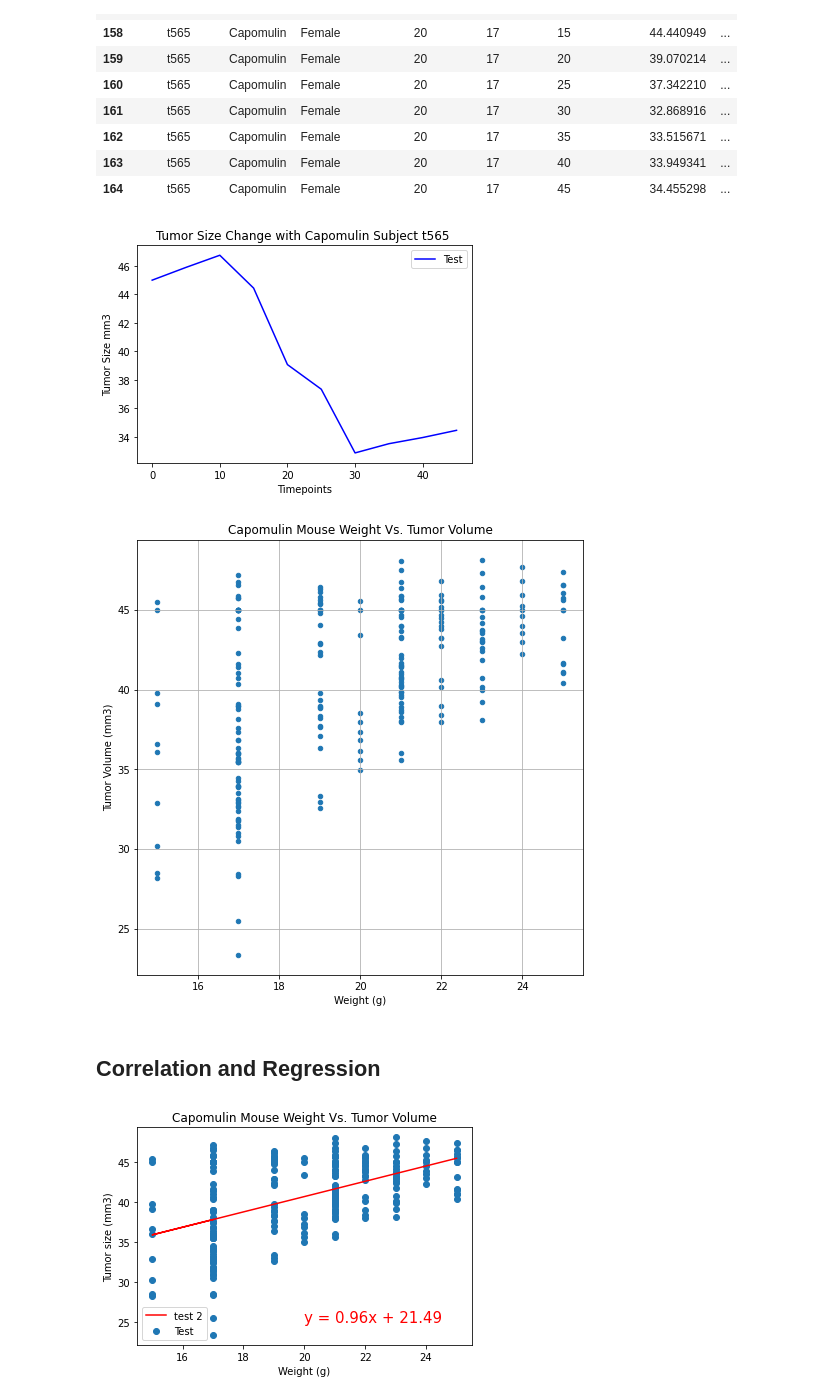
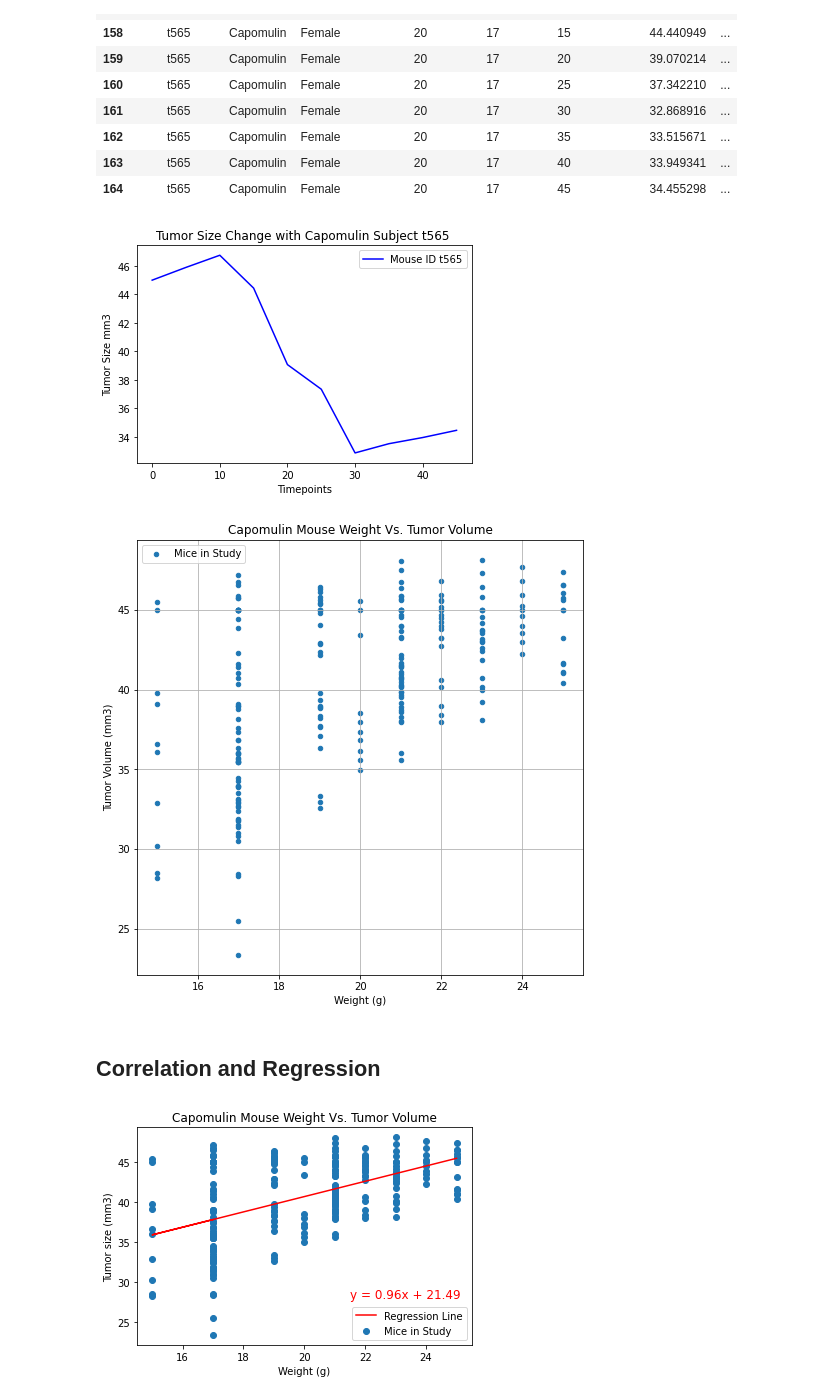
Before and after one commit to Gujaratigirl/HW-MatPlotLib, a Jupyter notebook: Pymaceuticals/pymaceuticals_starter_2.ipynb, the cells around one changed output. Cells and saved outputs as stored; diff of their text form; code cells hidden in the pictures.

```diff
--- a/Pymaceuticals/pymaceuticals_starter_2.ipynb
+++ b/Pymaceuticals/pymaceuticals_starter_2.ipynb
@@ -708,44 +716,45 @@ time = np.arange(30,50,5)
 mouse_time = capomulin_mouse_df['Timepoint'].values
 tumor_size = capomulin_mouse_df['Tumor Volume (mm3)'].values
 
-mouse_interval= plt.plot(mouse_time, tumor_size, color="blue",label="Test")
+mouse_interval= plt.plot(mouse_time, tumor_size, color="blue",label="Mouse ID t565")
 plt.title("Tumor Size Change with Capomulin Subject t565 ")
 plt.xlabel("Timepoints")
 plt.ylabel("Tumor Size mm3")
 plt.legend()
 plt.show()
 # %% [output]
-[figure, old version]
+[figure, new version]
 # %%
 # Generate a scatter plot of average tumor volume vs. mouse weight for the Capomulin regimen
 capomulin_df.plot(kind="scatter", x="Weight (g)", y="Tumor Volume (mm3)", grid=True, figsize=(8,8),
-              title="Capomulin Mouse Weight Vs. Tumor Volume")
+              title="Capomulin Mouse Weight Vs. Tumor Volume", label = 'Mice in Study')
+plt.legend()
 plt.show()
 # %% [output]
-[figure, old version]
+[figure, new version]
 # %% [markdown]
 ## Correlation and Regression
 # %%
 # Calculate the correlation coefficient and linear regression model
 # for mouse weight and average tumor volume for the Capomulin regimen
 #Values for x and y (one way to pull)
 x_values = capomulin_df['Weight (g)']
 y_values = capomulin_df['Tumor Volume (mm3)']
 
 #find the regression line
 (slope, intercept, rvalue, pvalue, stderr) = linregress(x_values, y_values)
 equation = x_values * slope + intercept
 line_eq = "y = " + str(round(slope,2)) + "x + " + str(round(intercept,2))
 
 #another way to put in x and y values
-plt.scatter(capomulin_df.iloc[:,4],capomulin_df.iloc[:,6], label = "Test")
+plt.scatter(capomulin_df.iloc[:,4],capomulin_df.iloc[:,6], label = "Mice in Study")
 #regression line
-plt.plot(x_values,equation,"r-", label="test 2")
-plt.annotate(line_eq,(20,25),fontsize=15,color="red")
+plt.plot(x_values,equation,"r-", label="Regression Line")
+plt.annotate(line_eq,(21.5,28),fontsize=12,color="red")
 plt.title('Capomulin Mouse Weight Vs. Tumor Volume')
 plt.xlabel('Weight (g)')
 plt.ylabel('Tumor size (mm3)')
 plt.legend()
 plt.show()
 # %% [output]
-[figure, old version]
+[figure, new version]
```
Also changed, not shown: parts of 5 cells of this notebook, 2 other files.
